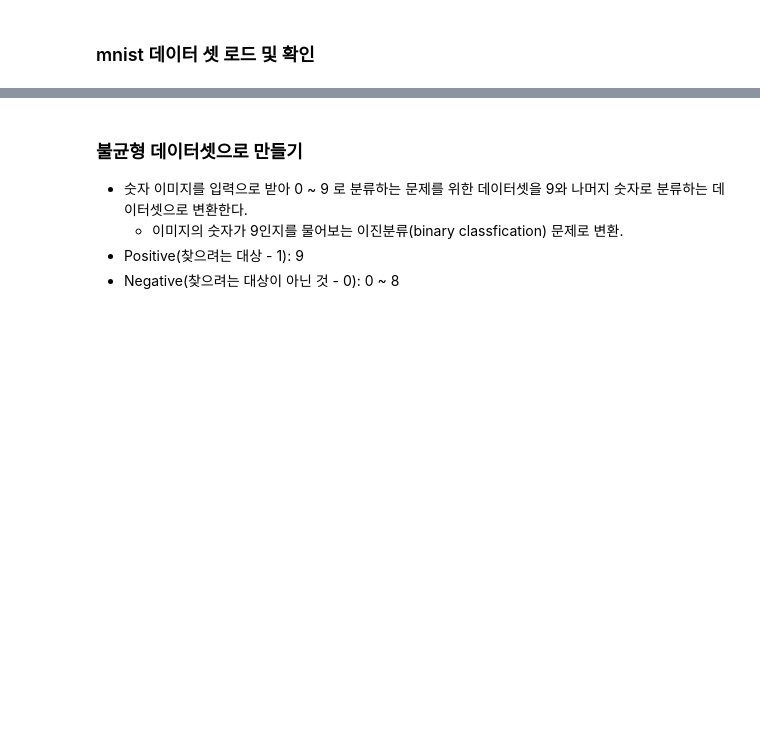
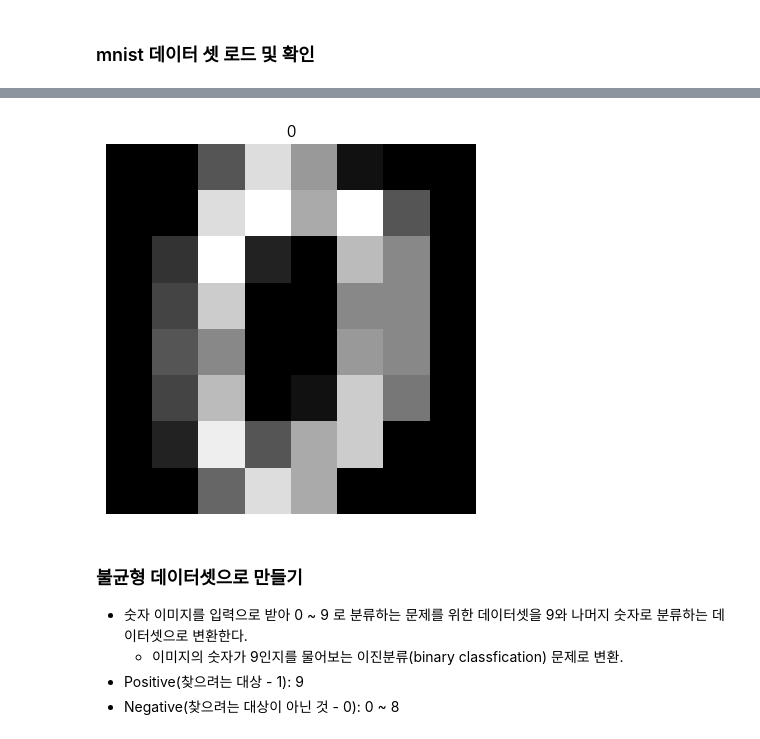
Before and after one commit to kgmyhGit/SKN06, a Jupyter notebook: 08_machine_learning/05_평가지표.ipynb, the cells around one changed output, grey strips where cells are left out. Drawn from its saved outputs; the diff is of its cells as text; code cells hidden in the pictures; blank space fills up the shorter version.

```diff
--- a/08_machine_learning/05_평가지표.ipynb
+++ b/08_machine_learning/05_평가지표.ipynb
@@ -93,10 +125,12 @@ X[0].reshape(8, 8)
 # %%
 ##### image 확인
-img_index = 1  # 확인할 image index
-plt.figure(figsize=(2, 2))
+img_index = 0  # 확인할 image index
+# plt.figure(figsize=(2, 2))
 img = X[img_index].reshape(8, 8)
 plt.imshow(img, cmap='gray')  # imshow(): image 출력 함수.
 plt.title(y[img_index])
 plt.axis('off')  # spine을 제거
 plt.show()
+# %% [output]
+[figure, added]
 # %%
```
Also changed, not shown: parts of 62 cells of this notebook, 1 other file.
